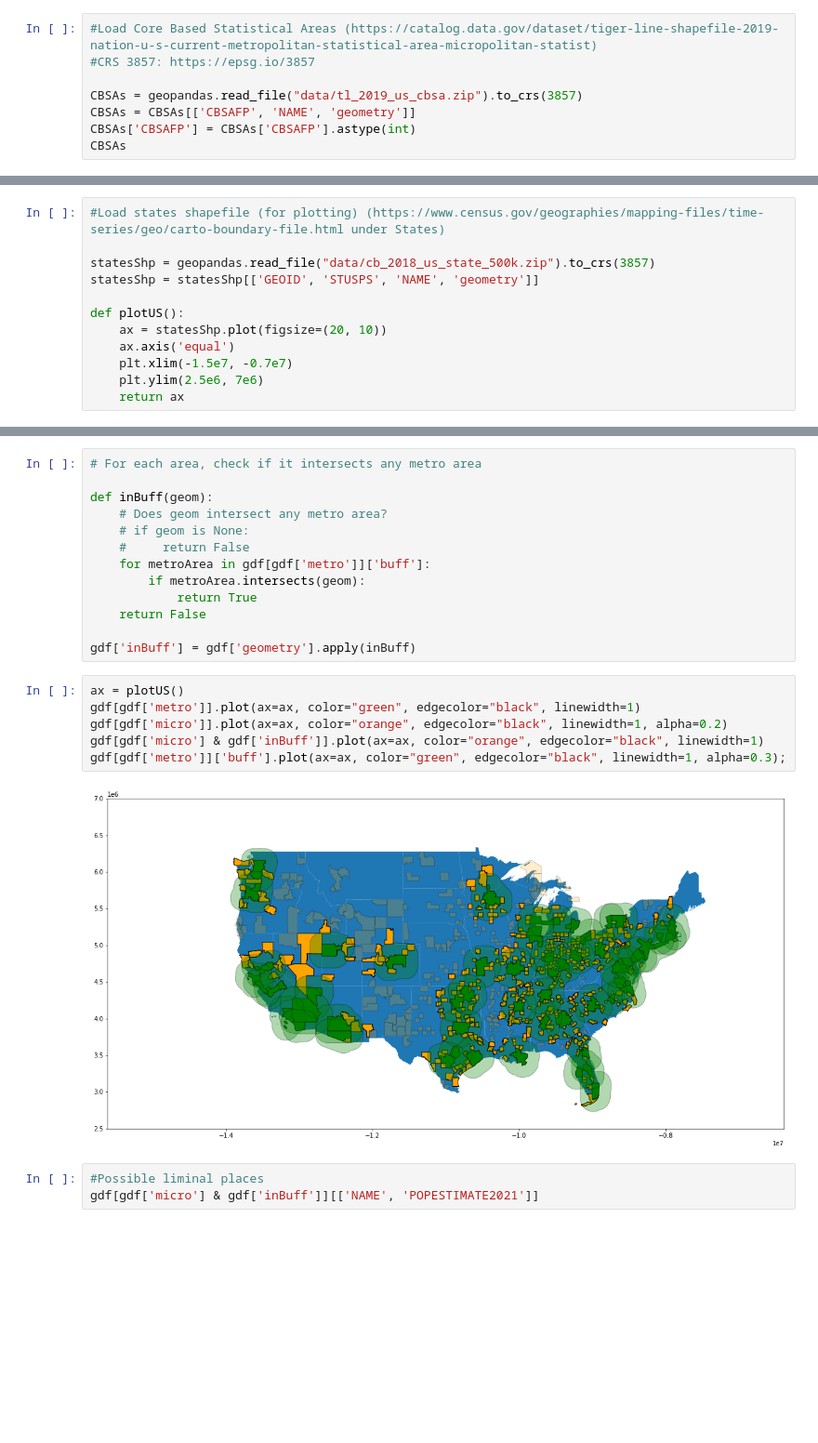
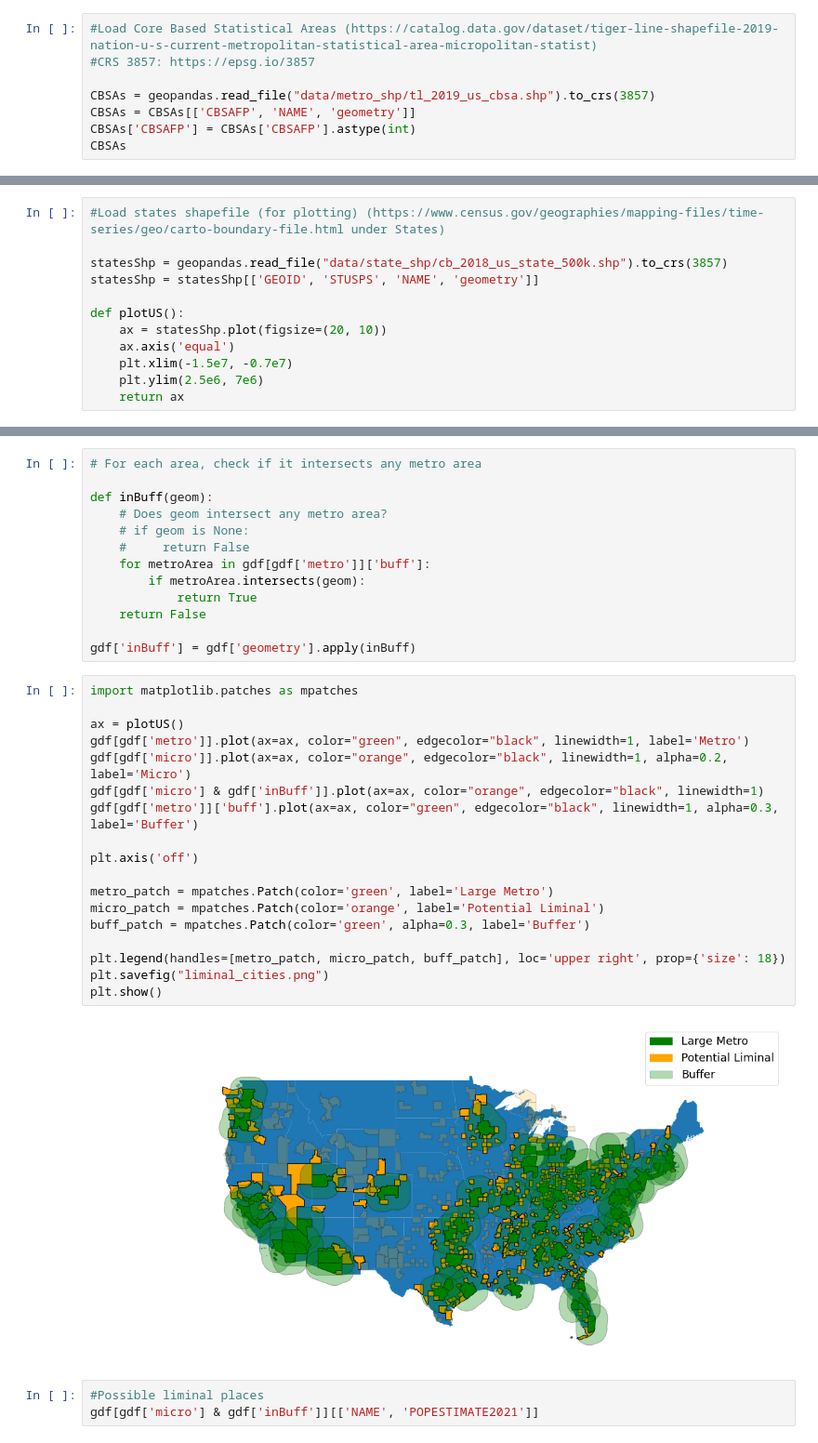
Before and after one commit to ElliottGAbel/Liminal_Cities, a Jupyter notebook: project.ipynb, the cells around one changed output, grey strips where cells are left out. Shown at 93% size. Drawn from its saved outputs; the diff is of its cells as text; blank space fills up the shorter version.

Commit message:
Updated Buffer Map

```diff
--- a/project.ipynb
+++ b/project.ipynb
@@ -36,7 +36,7 @@ popData
 #Load Core Based Statistical Areas (https://catalog.data.gov/dataset/tiger-line-shapefile-2019-nation-u-s-current-metropolitan-statistical-area-micropolitan-statist)
 #CRS 3857: https://epsg.io/3857
 
-CBSAs = geopandas.read_file("data/tl_2019_us_cbsa.zip").to_crs(3857)
+CBSAs = geopandas.read_file("data/metro_shp/tl_2019_us_cbsa.shp").to_crs(3857)
 CBSAs = CBSAs[['CBSAFP', 'NAME', 'geometry']]
 CBSAs['CBSAFP'] = CBSAs['CBSAFP'].astype(int)
 CBSAs
@@ -57,7 +57,7 @@ CBSAs
 # %%
 #Load states shapefile (for plotting) (https://www.census.gov/geographies/mapping-files/time-series/geo/carto-boundary-file.html under States)
 
-statesShp = geopandas.read_file("data/cb_2018_us_state_500k.zip").to_crs(3857)
+statesShp = geopandas.read_file("data/state_shp/cb_2018_us_state_500k.shp").to_crs(3857)
 statesShp = statesShp[['GEOID', 'STUSPS', 'NAME', 'geometry']]
 
 def plotUS():
@@ -364,13 +364,25 @@ def inBuff(geom):
 
 gdf['inBuff'] = gdf['geometry'].apply(inBuff)
 # %%
+import matplotlib.patches as mpatches
+
 ax = plotUS()
-gdf[gdf['metro']].plot(ax=ax, color="green", edgecolor="black", linewidth=1)
-gdf[gdf['micro']].plot(ax=ax, color="orange", edgecolor="black", linewidth=1, alpha=0.2)
+gdf[gdf['metro']].plot(ax=ax, color="green", edgecolor="black", linewidth=1, label='Metro')
+gdf[gdf['micro']].plot(ax=ax, color="orange", edgecolor="black", linewidth=1, alpha=0.2, label='Micro')
 gdf[gdf['micro'] & gdf['inBuff']].plot(ax=ax, color="orange", edgecolor="black", linewidth=1)
-gdf[gdf['metro']]['buff'].plot(ax=ax, color="green", edgecolor="black", linewidth=1, alpha=0.3);
+gdf[gdf['metro']]['buff'].plot(ax=ax, color="green", edgecolor="black", linewidth=1, alpha=0.3, label='Buffer')
+
+plt.axis('off')
+
+metro_patch = mpatches.Patch(color='green', label='Large Metro')
+micro_patch = mpatches.Patch(color='orange', label='Potential Liminal')
+buff_patch = mpatches.Patch(color='green', alpha=0.3, label='Buffer')
+
+plt.legend(handles=[metro_patch, micro_patch, buff_patch], loc='upper right', prop={'size': 18})
+plt.savefig("liminal_cities.png")
+plt.show()
 # %% [output]
-[figure, old version]
+[figure, new version]
 # %%
 #Possible liminal places
 gdf[gdf['micro'] & gdf['inBuff']][['NAME', 'POPESTIMATE2021']]
```
Also changed, not shown: parts of 6 cells of this notebook.
